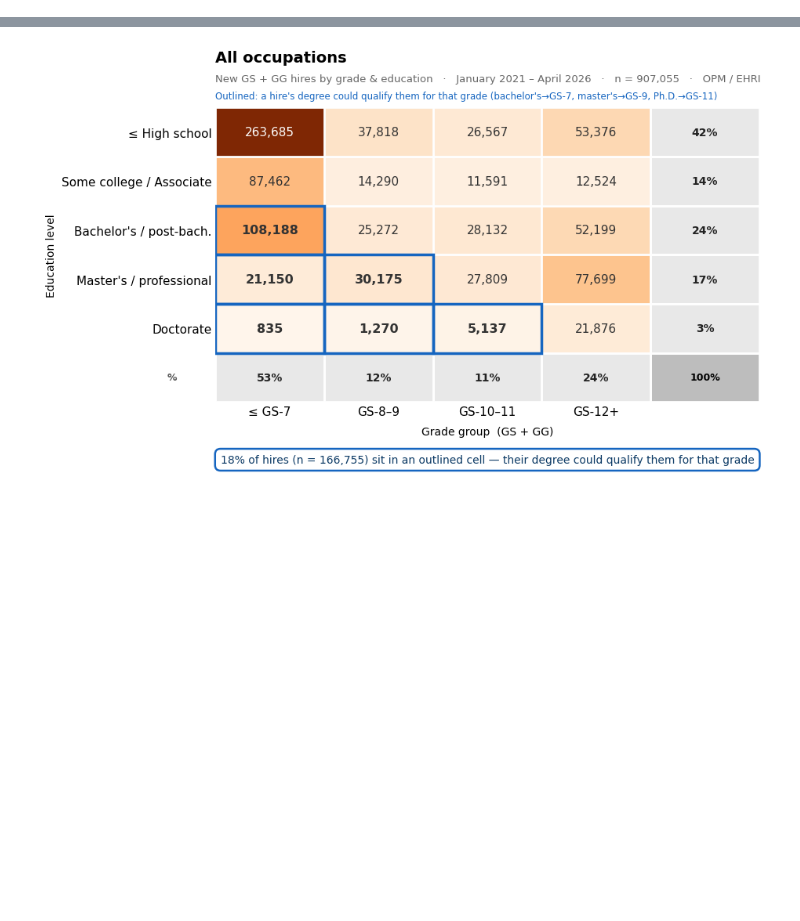
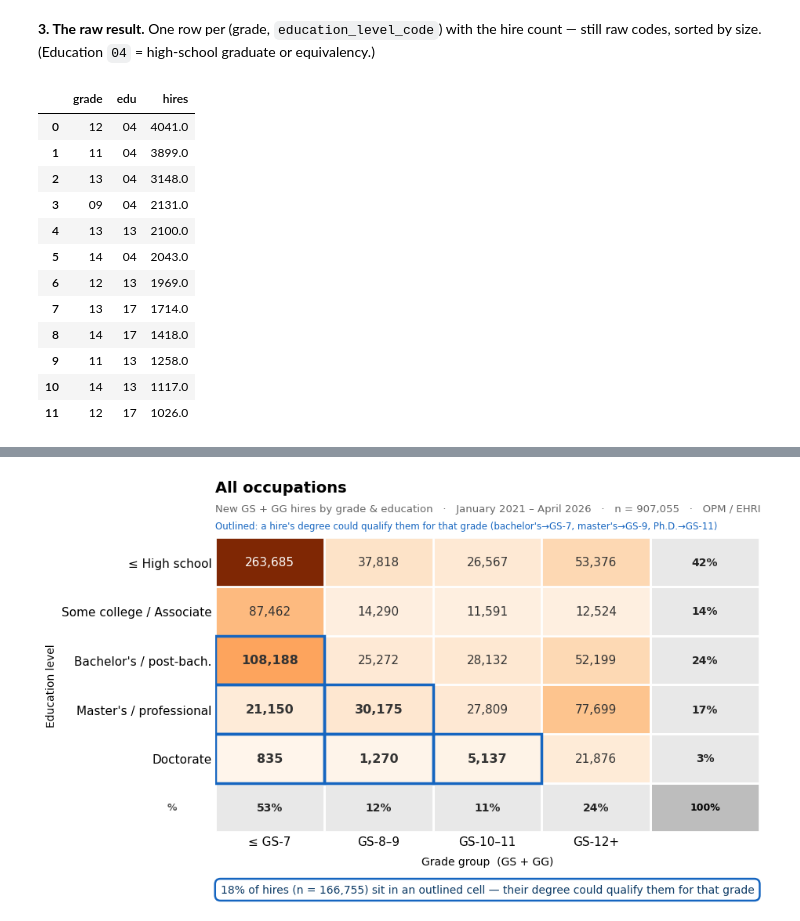
Before and after one commit to abigailhaddad/fed-hiring-heatmaps, a Jupyter notebook: heatmaps.ipynb, the cells around one changed output, grey strips where cells are left out. Drawn from its saved outputs; the diff is of its cells as text; code cells hidden in the pictures; blank space fills up the shorter version.

```diff
--- a/heatmaps.ipynb
+++ b/heatmaps.ipynb
@@ -17,0 +47,18 @@ SERIES = {
+# %% [markdown]
+**3. The raw result.** One row per (grade, `education_level_code`) with the hire count — still raw codes, sorted by size. (Education `04` = high-school graduate or equivalency.)
+# %%
+ehri.fetch_counts("2210").head(12)
+# %% [output]
+|  | grade | edu | hires |
+| 0 | 12 | 04 | 4041.0 |
+| 1 | 11 | 04 | 3899.0 |
+| 2 | 13 | 04 | 3148.0 |
+| 3 | 09 | 04 | 2131.0 |
+| 4 | 13 | 13 | 2100.0 |
+| 5 | 14 | 04 | 2043.0 |
+| 6 | 12 | 13 | 1969.0 |
+| 7 | 13 | 17 | 1714.0 |
+| 8 | 14 | 17 | 1418.0 |
+| 9 | 11 | 13 | 1258.0 |
+| 10 | 14 | 13 | 1117.0 |
+| 11 | 12 | 17 | 1026.0 |
```
Also changed, not shown: parts of 21 cells of this notebook, 2 other files.
